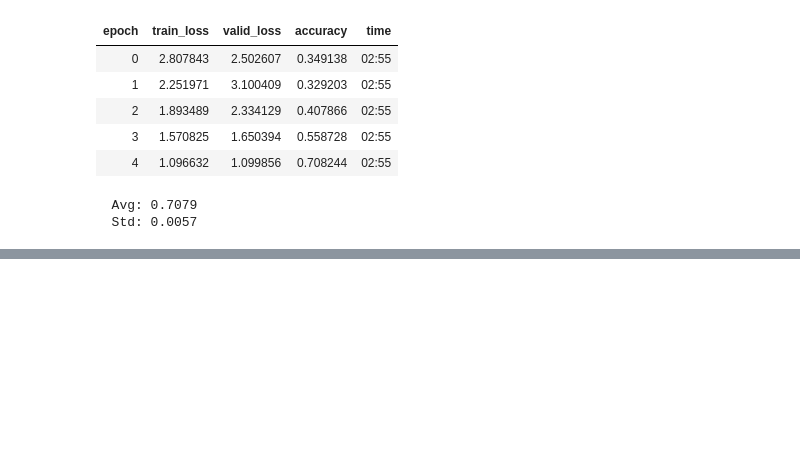
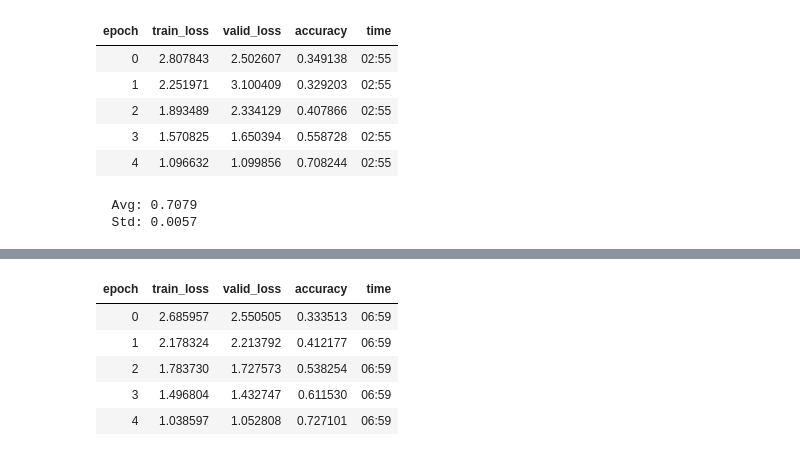
Before and after one commit to jwuphysics/FastGarden, a Jupyter notebook: nbs/01. mxresnet50 tests with augmentation and lr scheduling.ipynb, the cells around one changed output, grey strips where cells are left out. Cells and saved outputs as stored; diff of their text form; code cells hidden in the pictures; blank space fills up the shorter version.

Commit message:
run few more tests with MaxBlurPool

```diff
--- a/nbs/01. mxresnet50 tests with augmentation and lr scheduling.ipynb
+++ b/nbs/01. mxresnet50 tests with augmentation and lr scheduling.ipynb
@@ -366,0 +374,14 @@ print(f'  Avg: {np.mean(results):.4f}'  '\n  Std: ' f'{np.std(results):.4f}')
+# %%
+dls = block.dataloaders('', bs=32) # sometimes I get a Quadro M4000 GPU
+# %%
+# 1/3
+net = convert_MP_to_blurMP(xresnet50(pretrained=False, sa=True, act_cls=Mish))
+learn = Learner(dls, net, opt_func=ranger, metrics=accuracy)
+learn.fit_flat_cos(5, 3e-3)
+# %% [output]
+| epoch | train_loss | valid_loss | accuracy | time |
+| 0 | 2.685957 | 2.550505 | 0.333513 | 06:59 |
+| 1 | 2.178324 | 2.213792 | 0.412177 | 06:59 |
+| 2 | 1.783730 | 1.727573 | 0.538254 | 06:59 |
+| 3 | 1.496804 | 1.432747 | 0.611530 | 06:59 |
+| 4 | 1.038597 | 1.052808 | 0.727101 | 06:59 |
```
Also changed, not shown: parts of 5 cells of this notebook.
